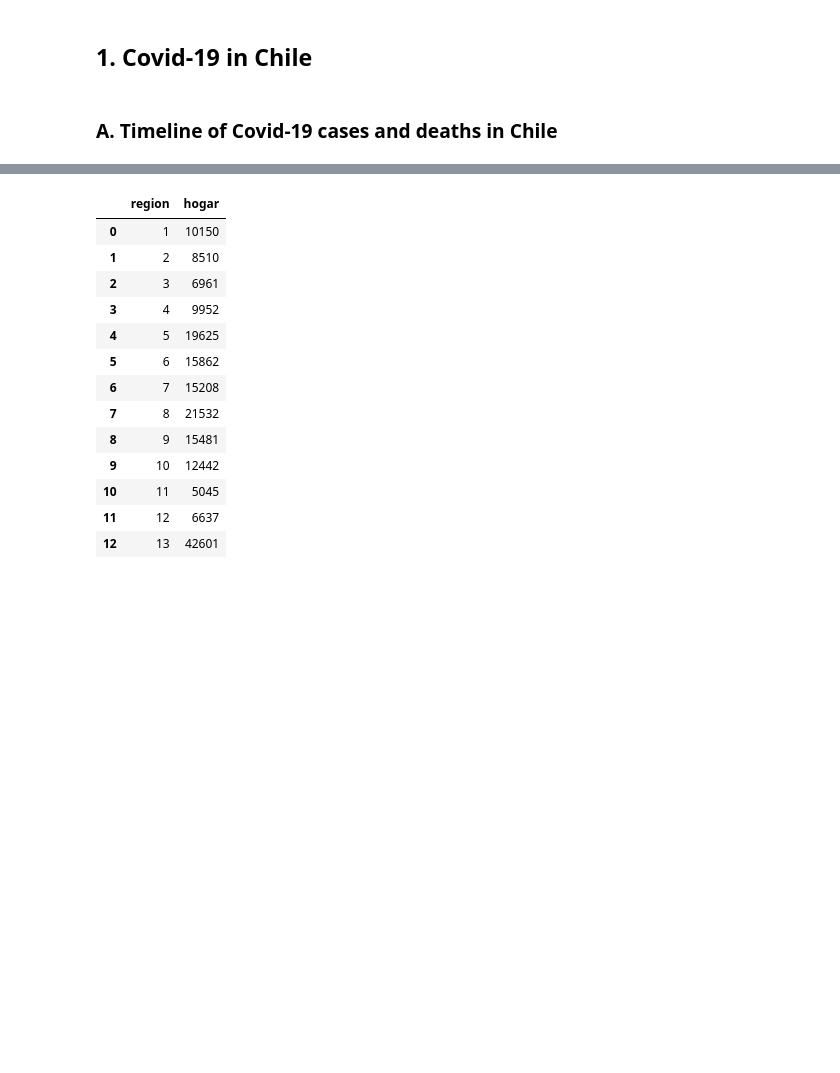
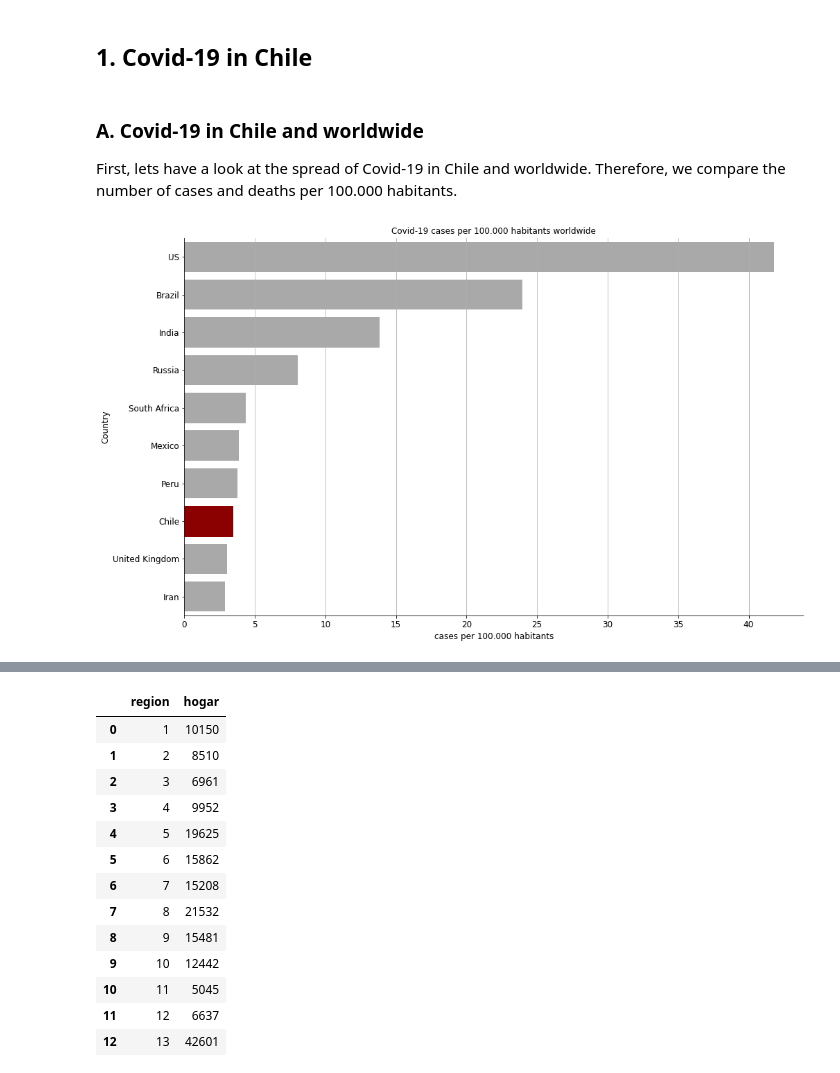
Before and after one commit to muellermax/Chile-Capstone, a Jupyter notebook: Chile Capstone.ipynb, the cells around one changed output, grey strips where cells are left out. Saved outputs shown, nothing was run; the diff lists cells and outputs as text; code cells hidden in the pictures; blank space fills up the shorter version.

```diff
--- a/Chile Capstone.ipynb
+++ b/Chile Capstone.ipynb
@@ -109,4 +223,10 @@ def timeline_plot(df, title):
 # %% [markdown]
 ## 1. Covid-19 in Chile
-# %% [markdown]
-###     A. Timeline of Covid-19 cases and deaths in Chile
+# %% [markdown]
+###     A. Covid-19 in Chile and worldwide
+
+First, lets have a look at the spread of Covid-19 in Chile and worldwide. Therefore, we compare the number of cases and deaths per 100.000 habitants.
+# %%
+plot_covid_worldwide(csse_cases_all, 'cases', 'Chile', 10)
+# %% [output]
+[figure, added]
```
Also changed, not shown: parts of 16 cells of this notebook.
